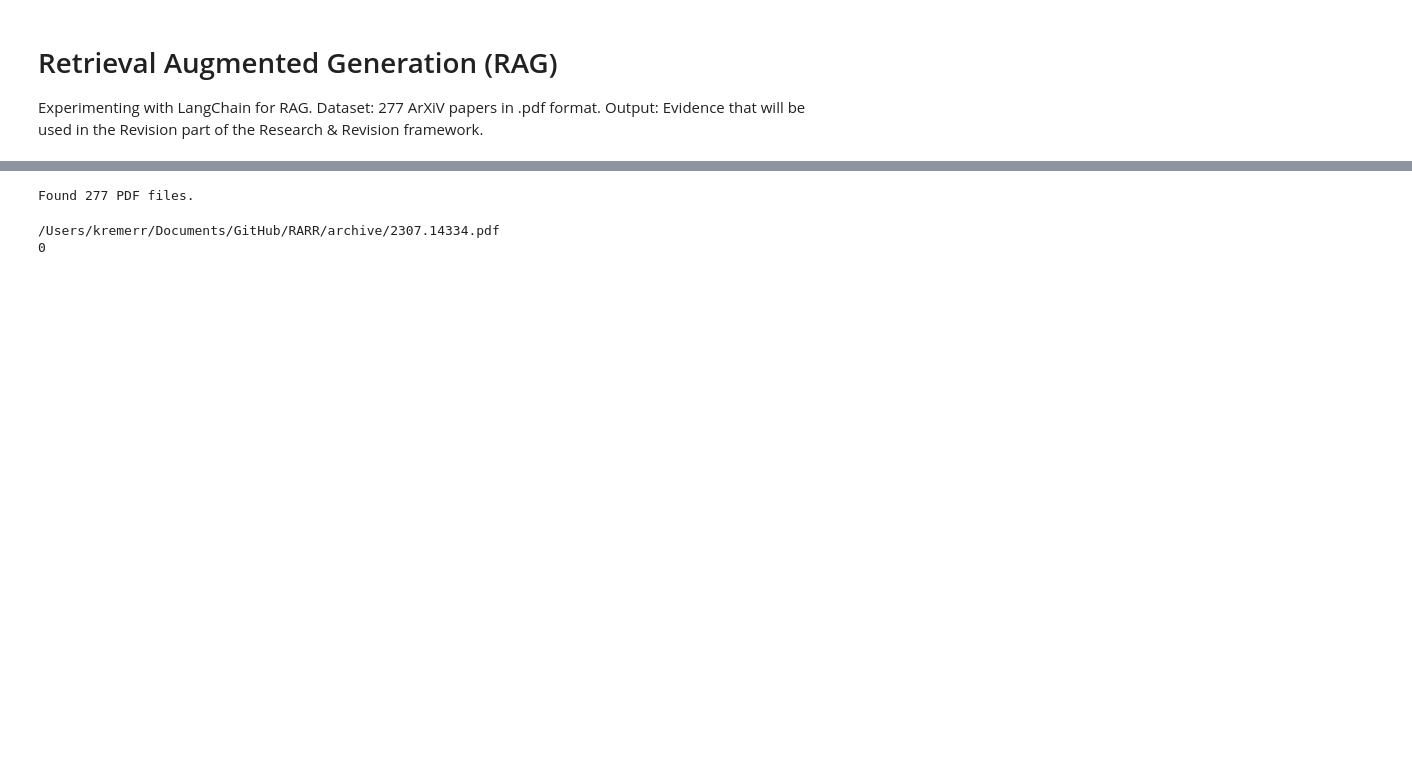
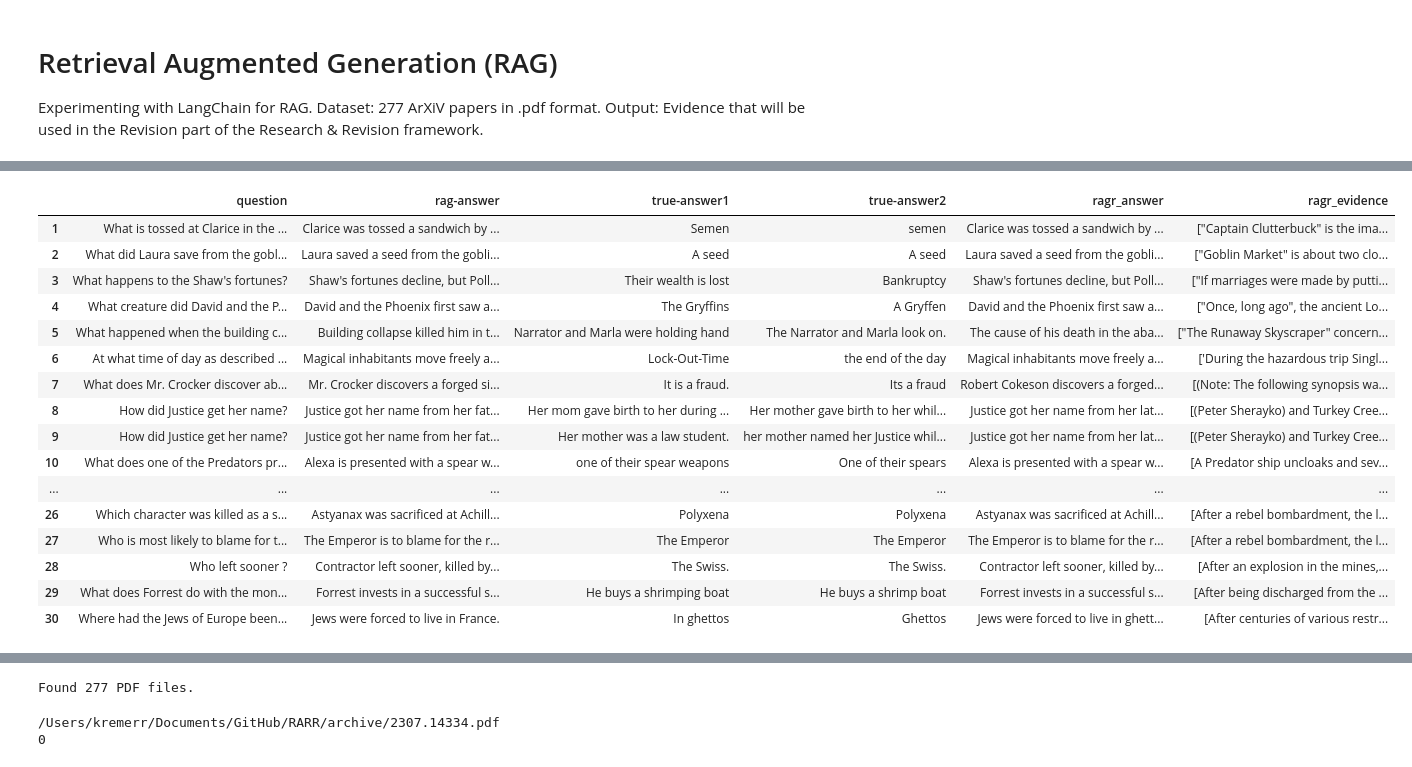
Before and after one commit to KremerML/RAGR2, a Jupyter notebook: notebooks/RAG_initial_exploration.ipynb, the cells around one changed output, grey strips where cells are left out. Drawn from its saved outputs; the diff is of its cells as text; code cells hidden in the pictures; blank space fills up the shorter version.

```diff
--- a/notebooks/RAG_initial_exploration.ipynb
+++ b/notebooks/RAG_initial_exploration.ipynb
@@ -6,0 +387,8 @@ Output: Evidence that will be used in the Revision part of the Research & Revisi
+# %%
+pprint.pprint(sample)
+
+text = [
+    dictionary['text']
+    for evidence in sample['evidences_for_questions']
+    for dictionary in evidence]
+text
@@ -6,0 +415,46 @@ Output: Evidence that will be used in the Revision part of the Research & Revisi
+# %%
+merged_benchmark = pd.read_csv('../archive/merged_benchmark.csv')
+ragr2_output = pd.read_json(path_or_buf='../archive/ragr2_output_1.jsonl', lines=True)
+
+evidences = []
+questions = [row['question']
+             for row in ragr2_output['input_info']]
+
+for row in ragr2_output['result']:
+    text = [
+    dictionary['text']
+    for evidence in row['evidences_for_questions']
+    for dictionary in evidence]
+    evidences.append(list(set(text)))
+
+
+data = {
+    "question": questions,
+    "ragr_evidence": evidences,
+}
+# %%
+df = pd.DataFrame.from_dict(data)
+
+final_merged_benchmark = merged_benchmark.merge(df, on='question', how='left')
+# %%
+final_merged_benchmark = final_merged_benchmark.sort_values(by='ragr_evidence', na_position='first', ignore_index=True)
+final_merged_benchmark = final_merged_benchmark.dropna()
+final_merged_benchmark.head(30)
+# %% [output]
+|  | question | rag-answer | true-answer1 | true-answer2 | ragr_answer | ragr_evidence |
+| 1 | What is tossed at Clarice in the ... | Clarice was tossed a sandwich by ... | Semen | semen | Clarice was tossed a sandwich by ... | ["Captain Clutterbuck" is the ima... |
+| 2 | What did Laura save from the gobl... | Laura saved a seed from the gobli... | A seed | A seed | Laura saved a seed from the gobli... | ["Goblin Market" is about two clo... |
+| 3 | What happens to the Shaw's fortunes? | Shaw's fortunes decline, but Poll... | Their wealth is lost | Bankruptcy | Shaw's fortunes decline, but Poll... | ["If marriages were made by putti... |
+| 4 | What creature did David and the P... | David and the Phoenix first saw a... | The Gryffins | A Gryffen | David and the Phoenix first saw a... | ["Once, long ago", the ancient Lo... |
+| 5 | What happened when the building c... | Building collapse killed him in t... | Narrator and Marla were holding hand | The Narrator and Marla look on. | The cause of his death in the aba... | ["The Runaway Skyscraper" concern... |
+| 6 | At what time of day as described ... | Magical inhabitants move freely a... | Lock-Out-Time | the end of the day | Magical inhabitants move freely a... | ['During the hazardous trip Singl... |
+| 7 | What does Mr. Crocker discover ab... | Mr. Crocker discovers a forged si... | It is a fraud. | Its a fraud | Robert Cokeson discovers a forged... | [(Note: The following synopsis wa... |
+| 8 | How did Justice get her name? | Justice got her name from her fat... | Her mom gave birth to her during ... | Her mother gave birth to her whil... | Justice got her name from her lat... | [(Peter Sherayko) and Turkey Cree... |
+| 9 | How did Justice get her name? | Justice got her name from her fat... | Her mother was a law student. | her mother named her Justice whil... | Justice got her name from her lat... | [(Peter Sherayko) and Turkey Cree... |
+| 10 | What does one of the Predators pr... | Alexa is presented with a spear w... | one of their spear weapons | One of their spears | Alexa is presented with a spear w... | [A Predator ship uncloaks and sev... |
+| ... | ... | ... | ... | ... | ... | ... |
+| 26 | Which character was killed as a s... | Astyanax was sacrificed at Achill... | Polyxena | Polyxena | Astyanax was sacrificed at Achill... | [After a rebel bombardment, the l... |
+| 27 | Who is most likely to blame for t... | The Emperor is to blame for the r... | The Emperor | The Emperor | The Emperor is to blame for the r... | [After a rebel bombardment, the l... |
+| 28 | Who left sooner ? | Contractor left sooner, killed by... | The Swiss. | The Swiss. | Contractor left sooner, killed by... | [After an explosion in the mines,... |
+| 29 | What does Forrest do with the mon... | Forrest invests in a successful s... | He buys a shrimping boat | He buys a shrimp boat | Forrest invests in a successful s... | [After being discharged from the ... |
+| 30 | Where had the Jews of Europe been... | Jews were forced to live in France. | In ghettos | Ghettos | Jews were forced to live in ghett... | [After centuries of various restr... |
```
Also changed, not shown: parts of 16 cells of this notebook.
